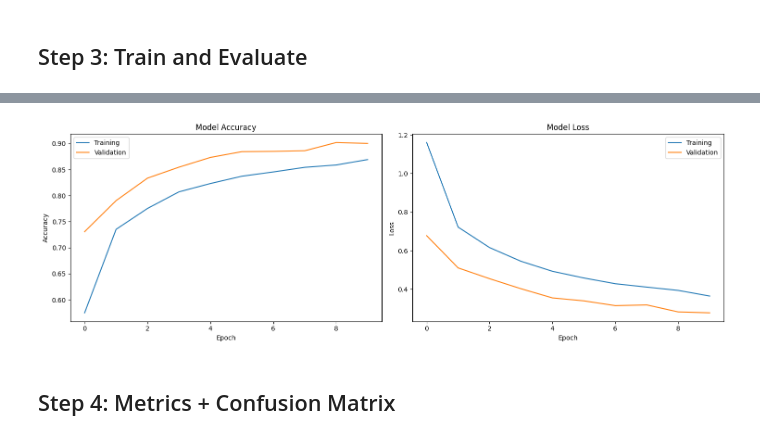
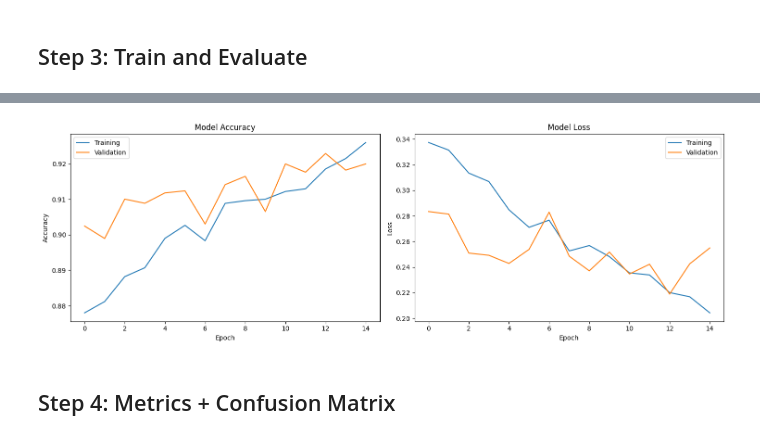
Before and after one commit to UCSF-DataSci/final-project-nikita-gounder, a Jupyter notebook: finalproject.ipynb, the cells around one changed output, grey strips where cells are left out. Drawn from its saved outputs; the diff is of its cells as text; code cells hidden in the pictures.

```diff
--- a/finalproject.ipynb
+++ b/finalproject.ipynb
@@ -208,7 +209,7 @@ callbacks = [
 # Train model
 history = model.fit(X_train, y_train_cat,
                     validation_data=(X_val, y_val_cat),
-                    epochs=10,
+                    epochs=15,
                     batch_size=32)
 
 
@@ -257,4 +255,4 @@ Epoch 10/10
-[figure, old version]
+[figure, new version]
 # %% [markdown]
 ## Step 4: Metrics + Confusion Matrix
 # %%
```
Also changed, not shown: parts of 5 cells of this notebook, 1 other file.
